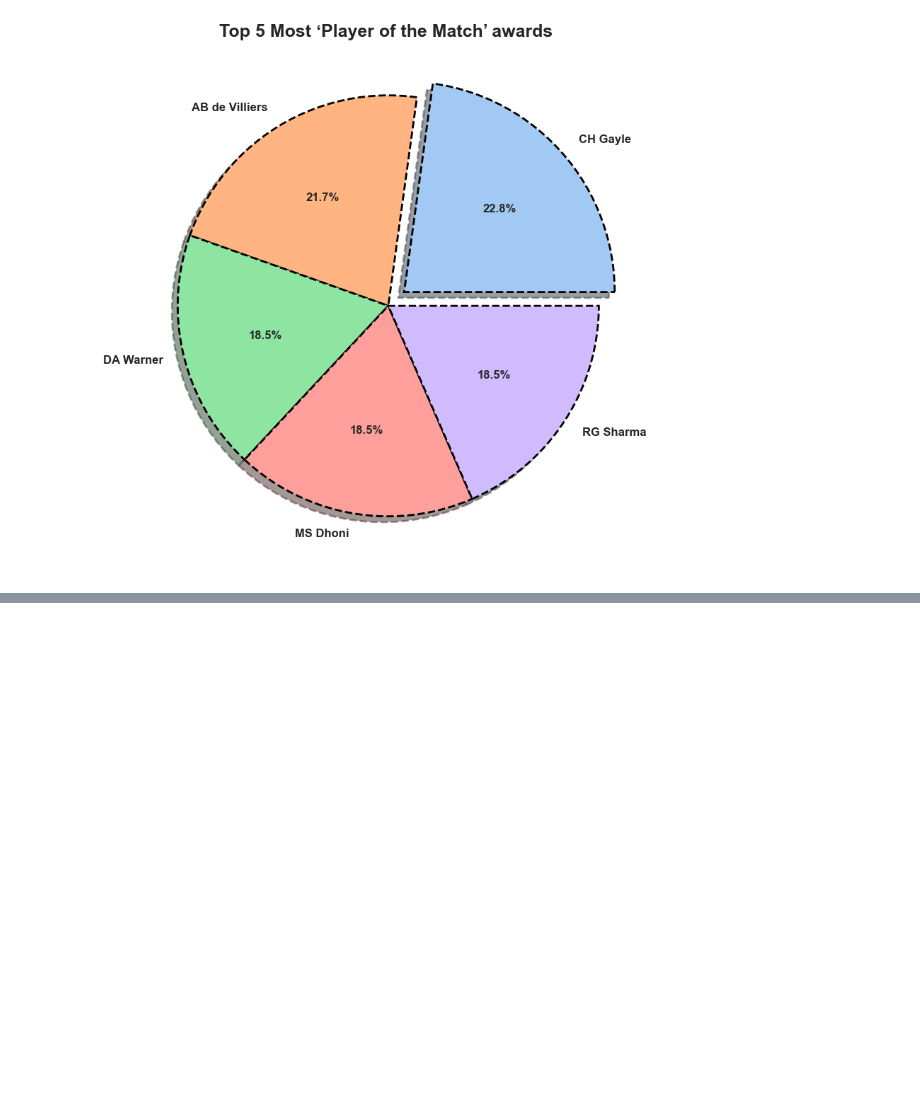
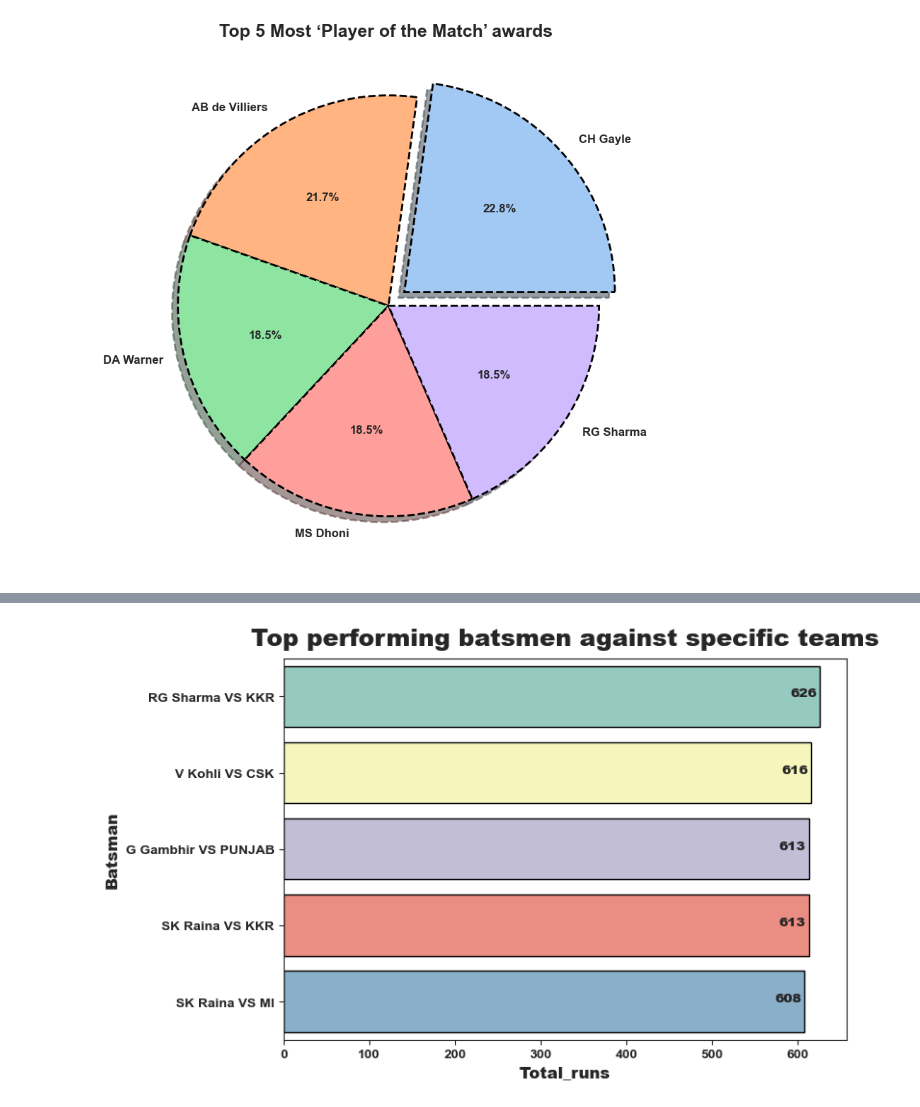
Before and after one commit to riteshnain2003/IPL-Data-Analysis, a Jupyter notebook: IPL-DATA-ANALYSIS/player_insights/player_insights.ipynb, the cells around one changed output, grey strips where cells are left out. Drawn from its saved outputs; the diff is of its cells as text; code cells hidden in the pictures; blank space fills up the shorter version.

```diff
--- a/IPL-DATA-ANALYSIS/player_insights/player_insights.ipynb
+++ b/IPL-DATA-ANALYSIS/player_insights/player_insights.ipynb
@@ -515,0 +529,3 @@ plt.show()
+# %%
+batsmen=batsmen.groupby(["bowling_team","batsman"])["batsman_runs"].count().reset_index(name='total_runs')
+batsmen
@@ -515,0 +546,2 @@ plt.show()
+# %%
+batsmen=batsmen.sort_values('total_runs',ascending=False)
@@ -515,0 +564,3 @@ plt.show()
+# %%
+top_batsmen=batsmen.iloc[:5,:]
+top_batsmen=top_batsmen.reset_index(drop=True)
@@ -515,0 +576,3 @@ plt.show()
+# %%
+top_batsmen['batsmanVSteam']=top_batsmen["batsman"] +" VS "+top_batsmen["bowling_team"].replace({"Kolkata Knight Riders":"KKR","Chennai Super Kings":"CSK","Kings XI Punjab":"PUNJAB","Mumbai Indians":"MI"})
+top_batsmen
@@ -515,0 +586,18 @@ plt.show()
+# %%
+#plot
+sns.set_style("ticks")
+plt.figure(figsize=(8,5))
+colors=sns.color_palette("Set3",n_colors=len(top_batsmen['batsmanVSteam']))
+sns.barplot(x="total_runs",y='batsmanVSteam',data=top_batsmen,palette=colors,hue='batsmanVSteam',edgecolor='black')
+for i in range(len(top_batsmen['batsman'])):
+    plt.text(top_batsmen["total_runs"].iloc[i]-35,i,f"{top_batsmen['total_runs'].iloc[i]}",fontweight=800)
+
+plt.title("Top performing batsmen against specific teams",fontsize=18,fontweight=800,pad=10)
+plt.xlabel("Total_runs",fontweight=800,fontsize=12)
+plt.ylabel("Batsman",fontweight=800,fontsize=12)
+plt.xticks(fontweight=600)
+plt.yticks(fontweight=600)
+plt.tight_layout()
+plt.savefig("plots/batsmen_against_specific_team.jpg")
+# %% [output]
+[figure, added]
```
Also changed, not shown: parts of 13 cells of this notebook, 12 other files.
